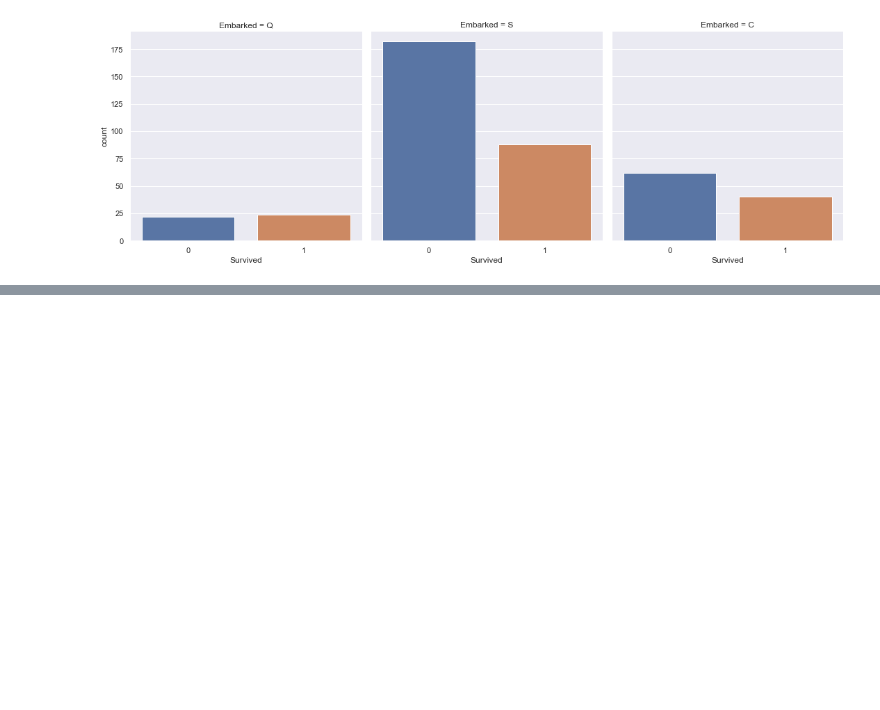
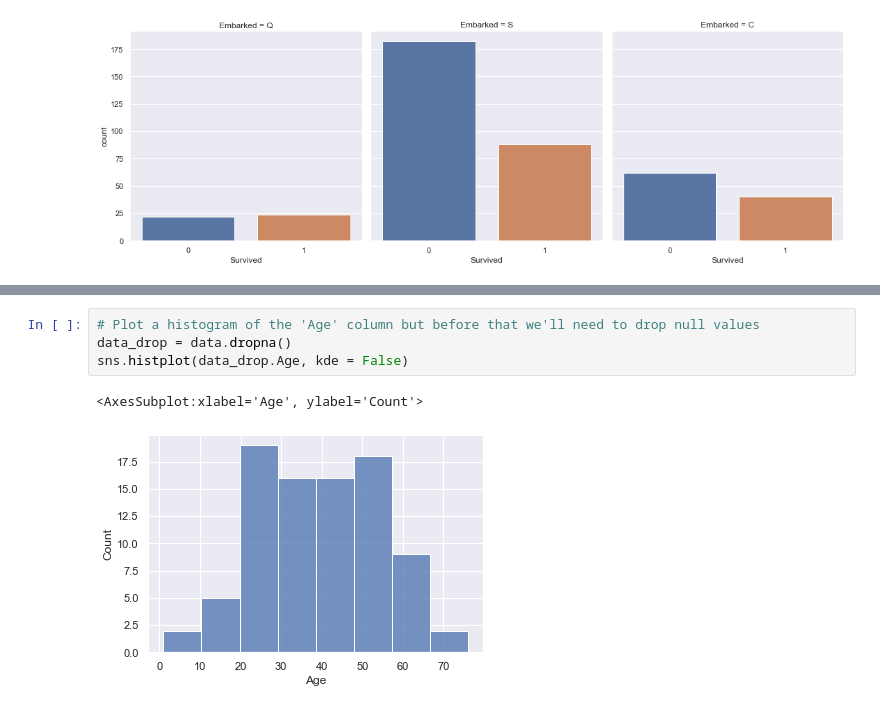
Before and after one commit to Priyanshi-Tyagi25/EDA-on-Titanic-dataset, a Jupyter notebook: EDA on Titanic dataset.ipynb, the cells around one changed output, grey strips where cells are left out. Drawn from its saved outputs; the diff is of its cells as text; blank space fills up the shorter version.

```diff
--- a/EDA on Titanic dataset.ipynb
+++ b/EDA on Titanic dataset.ipynb
@@ -101,0 +116,7 @@ sns.catplot(x='Survived', col='Embarked', kind='count', data=data);
+# %%
+# Plot a histogram of the 'Age' column but before that we'll need to drop null values
+data_drop = data.dropna()
+sns.histplot(data_drop.Age, kde = False)
+# %% [output]
+<AxesSubplot:xlabel='Age', ylabel='Count'>
+[figure, added]
```
Also changed, not shown: parts of 7 cells of this notebook.
